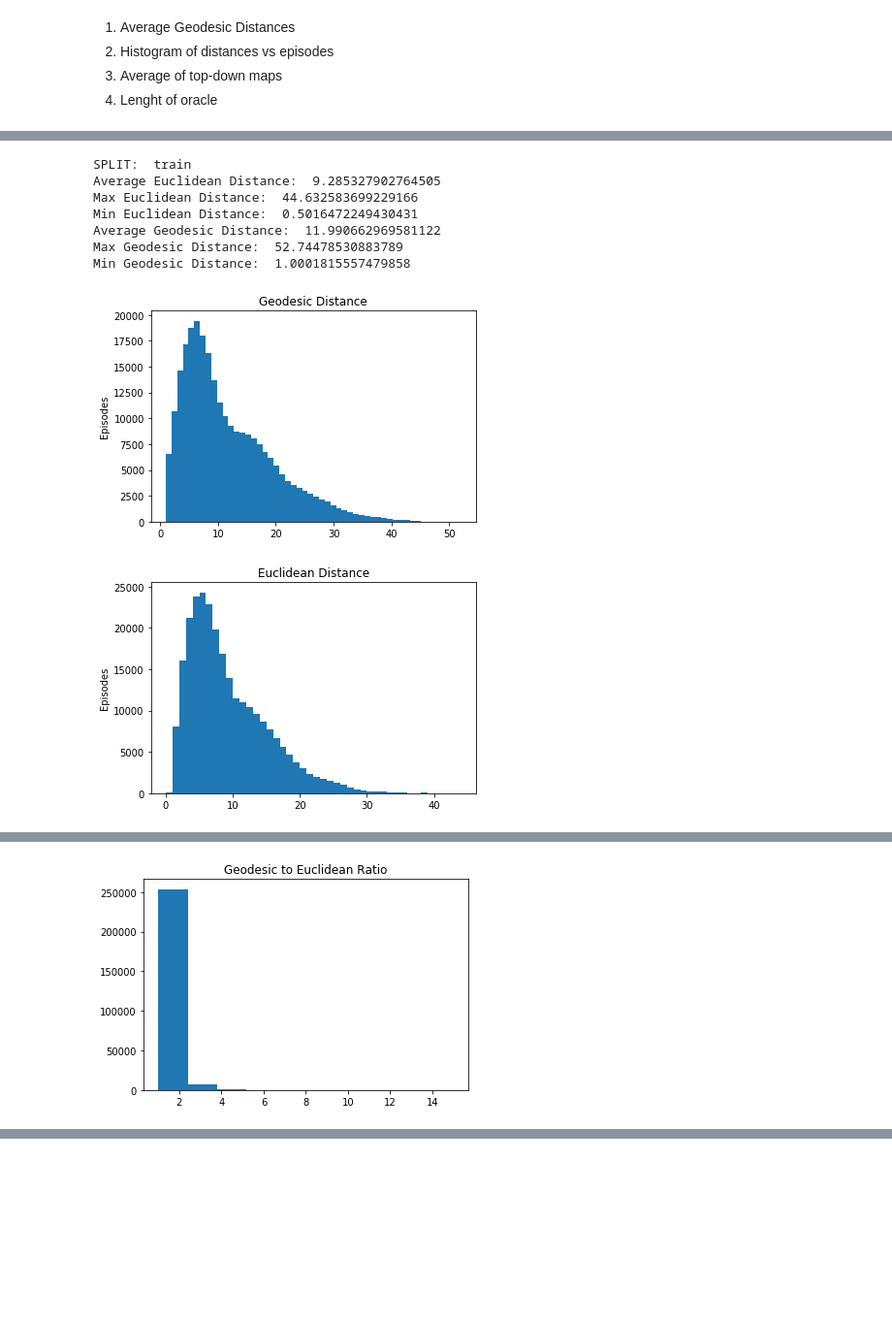
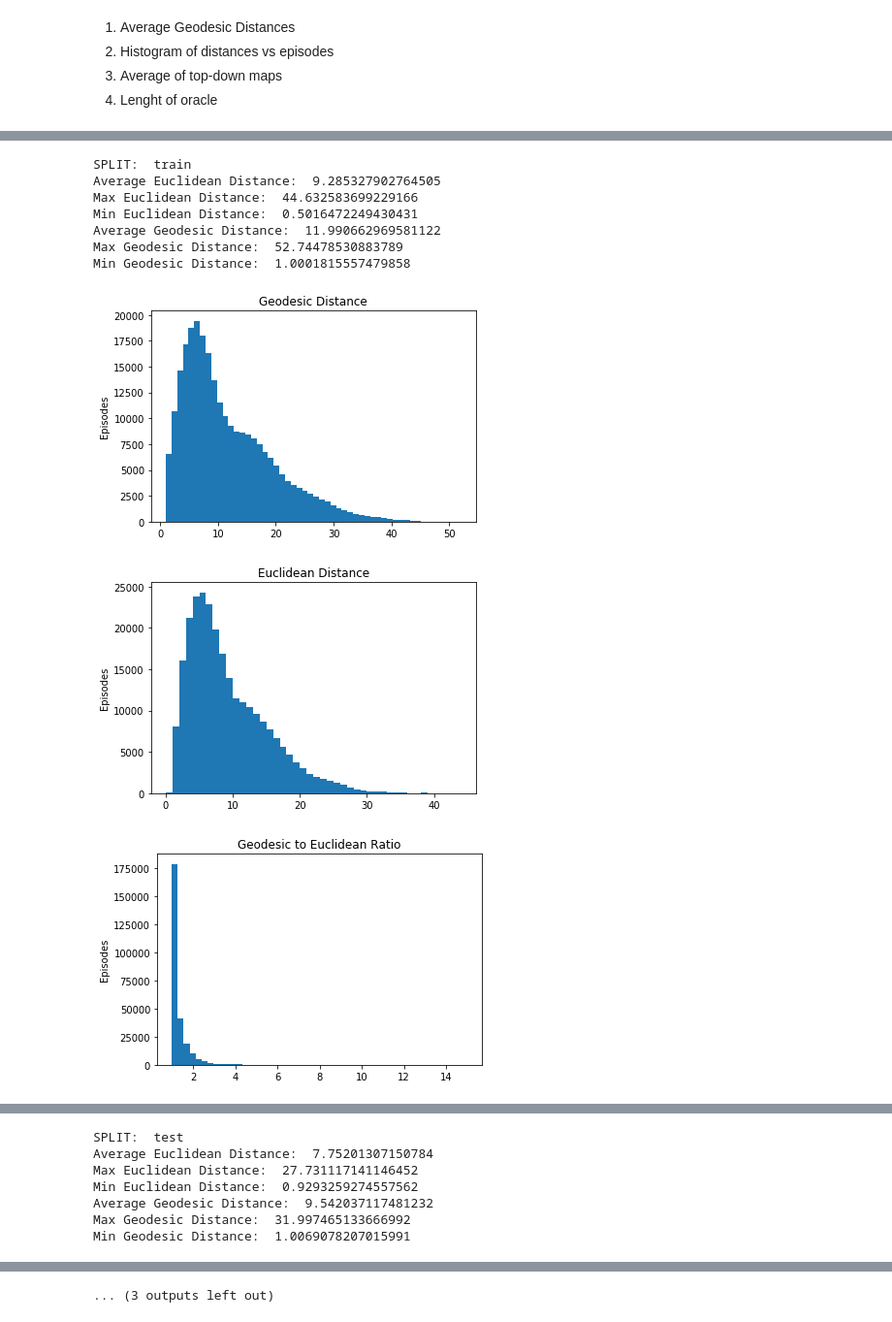
Before and after one commit to medhini/habitat-api, a Jupyter notebook: notebooks/dataset_statistics.ipynb, the cells around one changed output, grey strips where cells are left out. Shown at 97% size. Saved outputs shown, nothing was run; the diff lists cells and outputs as text; code cells hidden in the pictures; blank space fills up the shorter version.

```diff
--- a/notebooks/dataset_statistics.ipynb
+++ b/notebooks/dataset_statistics.ipynb
@@ -35,12 +35,7 @@ for split in splits:
     config.defrost()
     config.DATASET.DATA_PATH = data_path.format(split=split)
     config.DATASET.SCENES_DIR = '../data/scene_datasets/'
-    config.SIMULATOR.AGENT_0.SENSORS = ['RGB_SENSOR', 'DEPTH_SENSOR', 'SEMANTIC_SENSOR']
-    config.SIMULATOR.SEMANTIC_SENSOR.WIDTH = 256
-    config.SIMULATOR.SEMANTIC_SENSOR.HEIGHT = 256
-    config.SIMULATOR.TURN_ANGLE = 30
     config.freeze()
-
 
     env = habitat.Env(config=config)
 
@@ -82,7 +77,7 @@ for split in splits:
     plt.ylabel('Episodes')
     plt.show()
 
-    plt.hist(np.around(gd2ed, decimals=2), bins=1000)
+    plt.hist(np.around(gd2ed, decimals=4), bins=50)
     plt.title("Geodesic to Euclidean Ratio")
     plt.ylabel('Episodes')
     plt.show()
@@ -92,9 +87,10 @@ for split in splits:
 SPLIT:  train
 Average Euclidean Distance:  9.285327902764505
 Max Euclidean Distance:  44.632583699229166
 Min Euclidean Distance:  0.5016472249430431
 Average Geodesic Distance:  11.990662969581122
 Max Geodesic Distance:  52.74478530883789
 Min Geodesic Distance:  1.0001815557479858
 [figure]
 [figure]
+[figure, new version]
@@ -102 +99,7 @@ AttributeError: 'Text' object has no property 'bins'
-[figure, old version]
+SPLIT:  test
+Average Euclidean Distance:  7.75201307150784
+Max Euclidean Distance:  27.731117141146452
+Min Euclidean Distance:  0.9293259274557562
+Average Geodesic Distance:  9.542037117481232
+Max Geodesic Distance:  31.997465133666992
+Min Geodesic Distance:  1.0069078207015991
@@ -103,3 +118,4 @@ AttributeError: 'Text' object has no property 'bins'
+... (3 outputs left out)
 # %%
 '''Oracle Path Lengths'''
 
```
Also changed, not shown: parts of 7 cells of this notebook, 1 other file.
